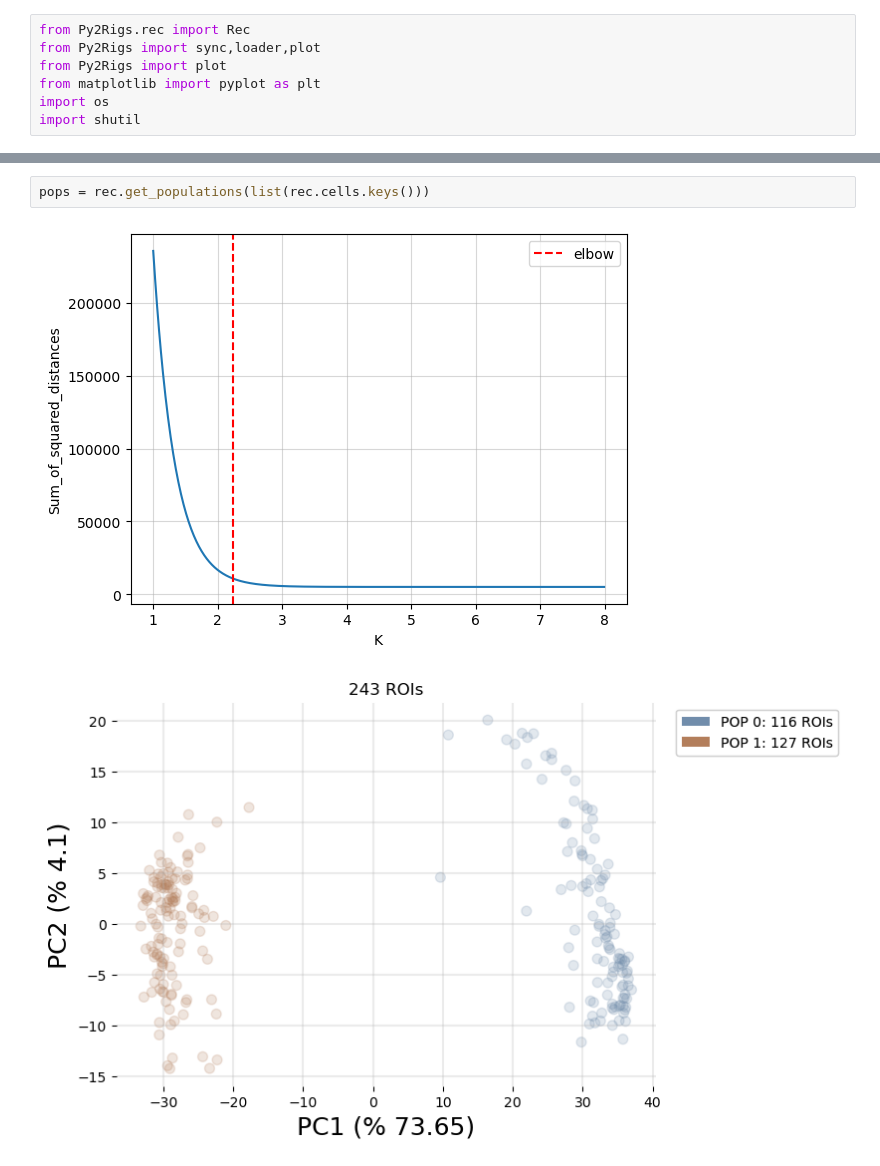
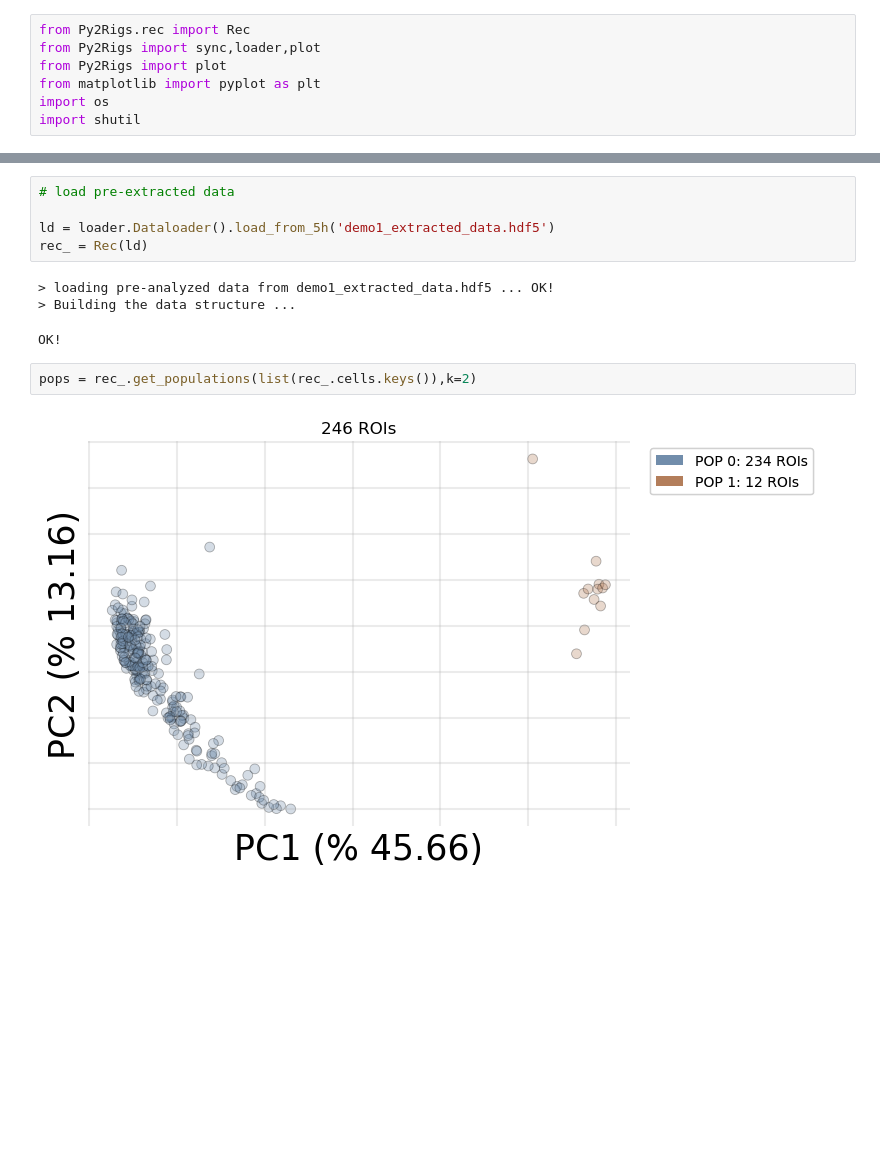
Before and after one commit to pietromicheli/Py2Rigs, a Jupyter notebook: demo/basic_analysis.ipynb, the cells around one changed output, grey strips where cells are left out. Saved outputs shown, nothing was run; the diff lists cells and outputs as text; blank space fills up the shorter version.

```diff
--- a/demo/basic_analysis.ipynb
+++ b/demo/basic_analysis.ipynb
@@ -54,5 +71,13 @@ len(rec.responsive)
+# %%
+# load pre-extracted data
+
+ld = loader.Dataloader().load_from_5h('demo1_extracted_data.hdf5')
+rec_ = Rec(ld)
+# %% [output]
+> loading pre-analyzed data from demo1_extracted_data.hdf5 ... OK!
+> Building the data structure ...
+OK!
 # %%
-pops = rec.get_populations(list(rec.cells.keys()))
+pops = rec_.get_populations(list(rec_.cells.keys()),k=2)
 # %% [output]
-[figure, old version]
+[figure, new version]
-[figure, removed]
```
Also changed, not shown: parts of 13 cells of this notebook, 12 other files.
